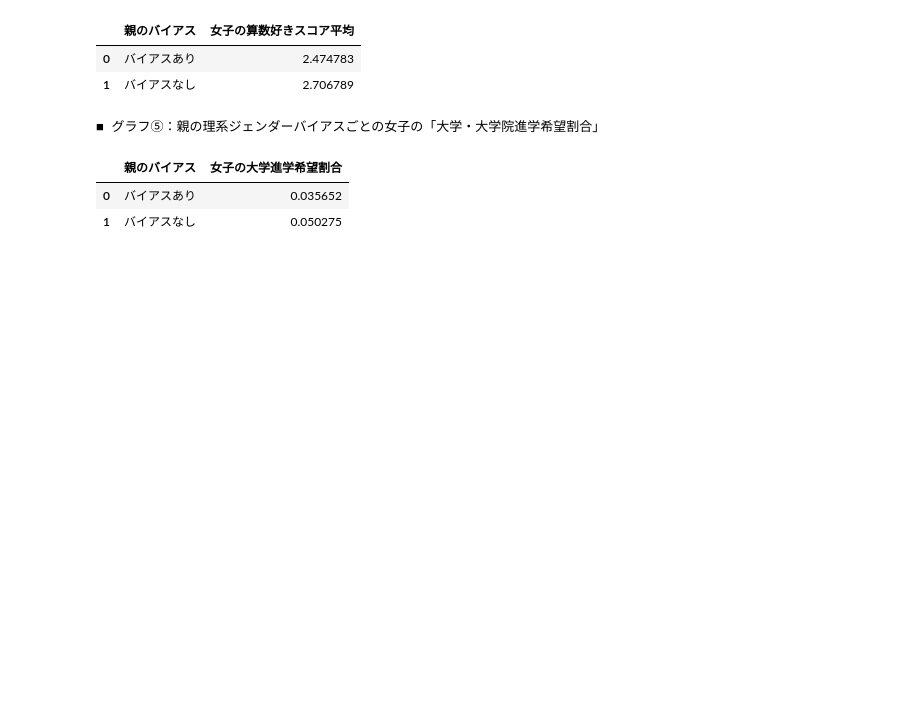
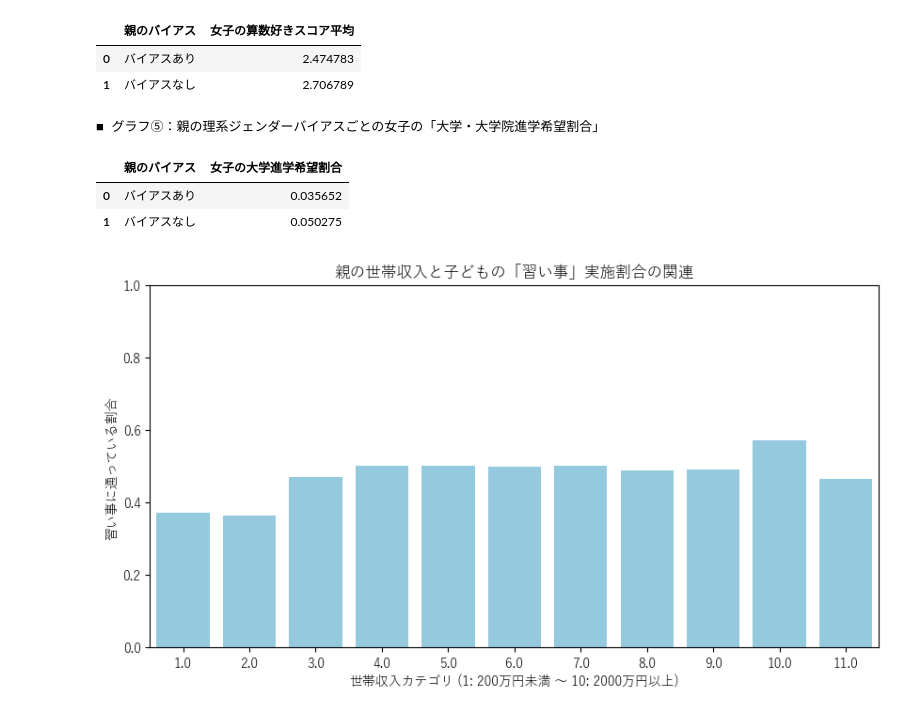
Before and after one commit to KyosukeNagai/DataScienceCompetition, a Jupyter notebook: test.ipynb, the cells around one changed output. Drawn from its saved outputs; the diff is of its cells as text; code cells hidden in the pictures; blank space fills up the shorter version.

```diff
--- a/test.ipynb
+++ b/test.ipynb
@@ -315,3 +315,96 @@ display(bias_univ_mean)
 |  | 親のバイアス | 女子の大学進学希望割合 |
 | 0 | バイアスあり | 0.035652 |
 | 1 | バイアスなし | 0.050275 |
+# %%
+# =========================================================
+# アイデア案：「習い事」を通じた機会格差とその影響
+# =========================================================
+
+# 分析に必要な変数の抽出（Wave 1のデータを使用）
+columns_lesson = [
+    'ds0000000052_w1p', # 昨年の世帯収入（親）: 1(200万未満)〜10(2000万以上)
+    'ds0000000101_w1p', # 習い事やスポーツクラブに通っているか（親）: 1(行っている), 2(行ってない)
+    'ds0000000097_w1c', # （習い事）週に何回行くか（子）: 1(1回)〜7(7回以上), 8(行っていない)
+    'ds0000000363_w1c', # 性格・特性：難しいことや新しいことにいつも挑戦したい（子）: 1(とても)〜4(まったく)
+    'ds0000000210_w1c'  # 将来なりたい職業はあるか（子）: 1(ある), 2(ない)
+]
+
+df_lesson = df[columns_lesson].copy()
+
+# 欠損値の処理 (7777, 8888, 9999 を NaN に置換して除外)
+# リストを使って一括で置換します
+for col in columns_lesson:
+    df_lesson[col] = df_lesson[col].replace(7777, np.nan)
+    df_lesson[col] = df_lesson[col].replace(8888, np.nan)
+    df_lesson[col] = df_lesson[col].replace(9999, np.nan)
+
+df_lesson = df_lesson.dropna()
+
+# ---------------------------------------------------------
+# データの加工
+# ---------------------------------------------------------
+# ①習い事に行っているかどうかのフラグを作成 (1:行っている->1, 2:行っていない->0)
+df_lesson['has_lesson'] = df_lesson['ds0000000101_w1p'].apply(lambda x: 1 if x == 1 else 0)
+
+# ②習い事の回数を数値化 (8:行っていない -> 0回に変換、1〜7はそのまま)
+df_lesson['lesson_frequency'] = df_lesson['ds0000000097_w1c'].apply(lambda x: 0 if x == 8 else x)
+
+# ③挑戦意欲スコアの調整（値が大きいほど意欲が高いよう反転：5 - 現在の値）
+df_lesson['challenge_spirit'] = 5 - df_lesson['ds0000000363_w1c']
+
+# ④将来の夢のフラグ化 (1:ある->1, 2:ない->0)
+df_lesson['has_dream'] = df_lesson['ds0000000210_w1c'].apply(lambda x: 1 if x == 1 else 0)
+
+# ---------------------------------------------------------
+# グラフの描画と数値表の表示
+# ---------------------------------------------------------
+from IPython.display import display
+
+# --- 分析①：世帯収入と「習い事」実施割合の関連 ---
+income_lesson = df_lesson.groupby('ds0000000052_w1p')['has_lesson'].mean().reset_index()
+
+plt.figure(figsize=(10, 5))
+sns.barplot(x='ds0000000052_w1p', y='has_lesson', data=income_lesson, color='skyblue')
+plt.title('親の世帯収入と子どもの「習い事」実施割合の関連')
+plt.xlabel('世帯収入カテゴリ (1: 200万円未満 ～ 10: 2000万円以上)')
+plt.ylabel('習い事に通っている割合')
+plt.ylim(0, 1)
+plt.show()
+
+print("■ 分析①：親の世帯収入カテゴリごとの「習い事」実施割合")
+income_lesson.columns = ['世帯収入(1〜10)', '習い事実施割合']
+display(income_lesson)
+
+
+# --- 分析②：習い事の頻度と「挑戦意欲」の関連 ---
+plt.figure(figsize=(8, 5))
+# barplotのデフォルト設定で各カテゴリの平均値とエラーバー（信頼区間）が表示されます
+sns.barplot(x='lesson_frequency', y='challenge_spirit', data=df_lesson, palette='Set2')
+plt.title('習い事の頻度と「難しいことに挑戦する意欲」の関連')
+plt.xlabel('習い事の頻度 (週0回 ～ 7回以上)')
+plt.ylabel('挑戦意欲スコアの平均 (高いほど意欲あり)')
+plt.ylim(2.5, 3.5)
+plt.show()
+
+print("■ 分析②：習い事の頻度(週0〜7回)ごとの「挑戦意欲」平均スコア")
+freq_challenge_mean = df_lesson.groupby('lesson_frequency')['challenge_spirit'].mean().reset_index()
+freq_challenge_mean.columns = ['習い事の頻度(回/週)', '挑戦意欲スコア平均']
+display(freq_challenge_mean)
+
+
+# --- 分析③：習い事の頻度と「将来の夢」の関連 ---
+lesson_dream = df_lesson.groupby('lesson_frequency')['has_dream'].mean().reset_index()
+
+plt.figure(figsize=(8, 5))
+sns.lineplot(x='lesson_frequency', y='has_dream', data=lesson_dream, marker='o', linewidth=2, color='coral')
+plt.title('習い事の頻度と「将来なりたい職業がある割合」の関連')
+plt.xlabel('習い事の頻度 (週0回 ～ 7回以上)')
+plt.ylabel('将来なりたい職業がある割合')
+plt.ylim(0, 1)
+plt.show()
+
+print("■ 分析③：習い事の頻度(週0〜7回)ごとの「将来なりたい職業がある割合」")
+lesson_dream.columns = ['習い事の頻度(回/週)', '将来の夢がある割合']
+display(lesson_dream)
+# %% [output]
+[figure, added]
```
Also changed, not shown: parts of 1 cell of this notebook.
